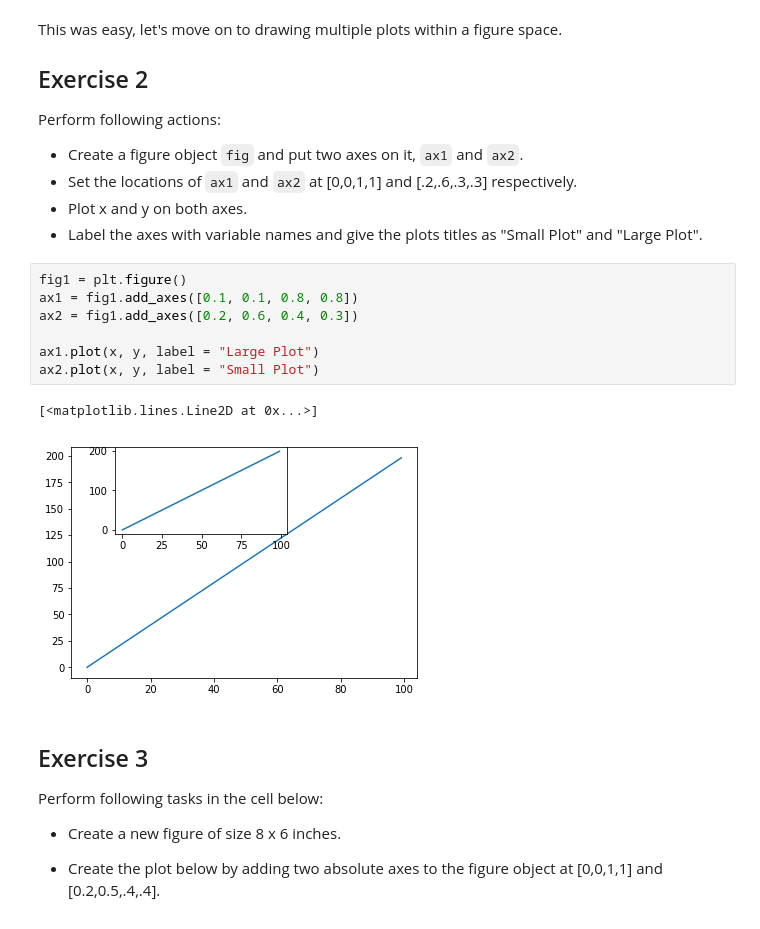
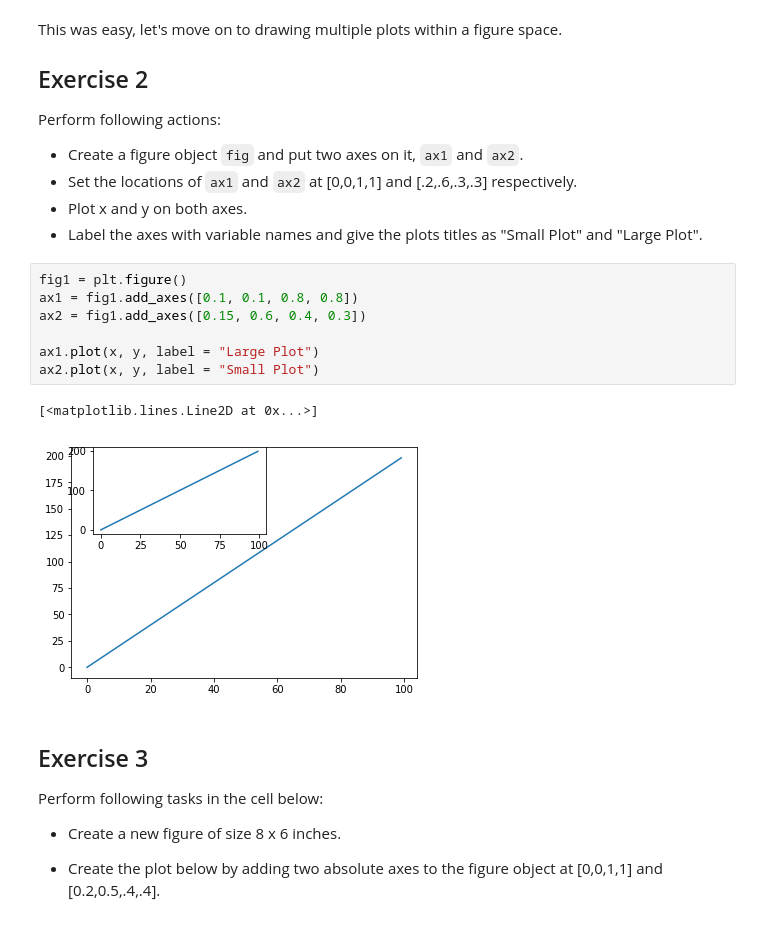
Before and after one commit to AR3441/dsc-1-03-13-customizing-visualizations-with-matplotlib-lab-nyc-ds-career-031119, a Jupyter notebook: index.ipynb, the cells around one changed output. Drawn from its saved outputs; the diff is of its cells as text.

```diff
--- a/index.ipynb
+++ b/index.ipynb
@@ -83,13 +83,13 @@ Perform following actions:
 # %%
 fig1 = plt.figure()
 ax1 = fig1.add_axes([0.1, 0.1, 0.8, 0.8])
-ax2 = fig1.add_axes([0.2, 0.6, 0.4, 0.3])
+ax2 = fig1.add_axes([0.15, 0.6, 0.4, 0.3])
 
 ax1.plot(x, y, label = "Large Plot")
 ax2.plot(x, y, label = "Small Plot")
 # %% [output]
 [<matplotlib.lines.Line2D at 0x...>]
-[figure, old version]
+[figure, new version]
 # %% [markdown]
 ## Exercise 3
 
```
